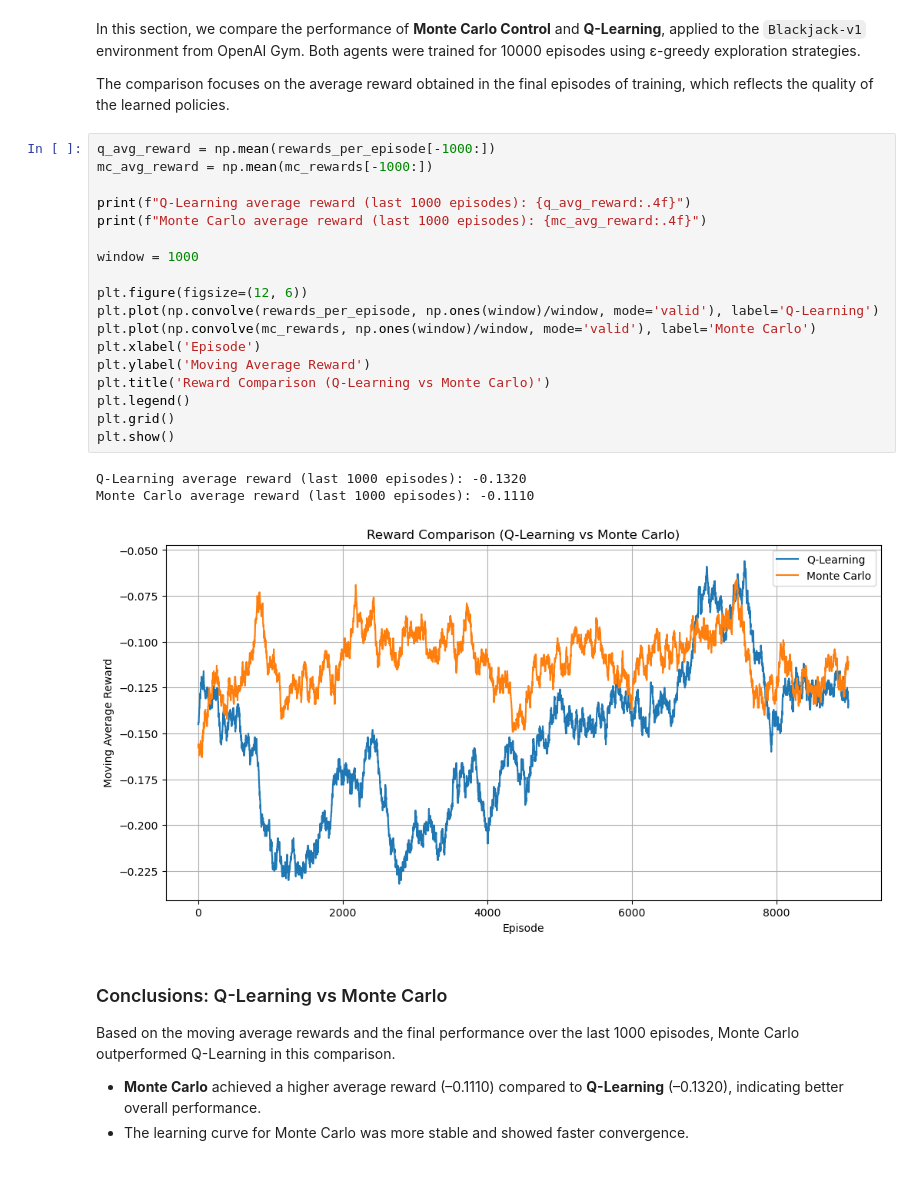
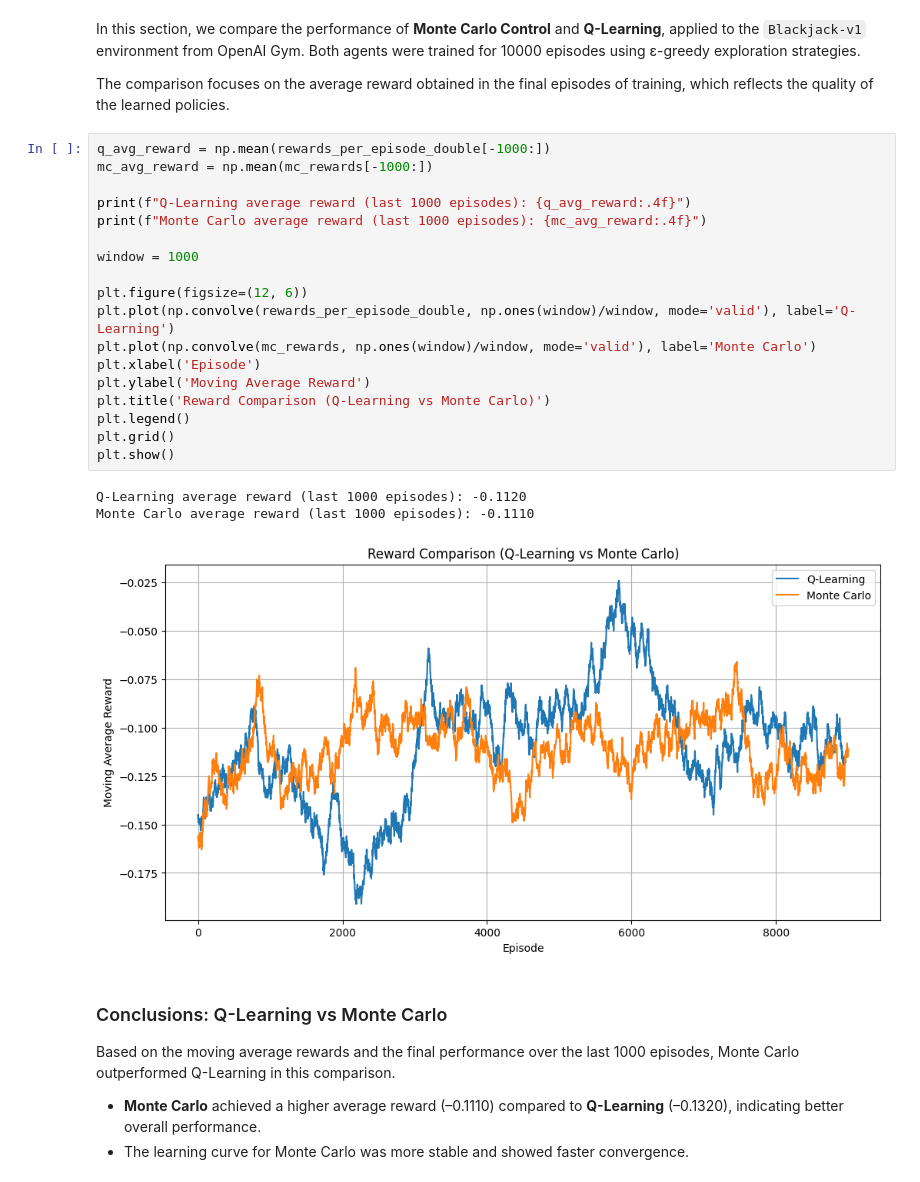
Before and after one commit to joanaramosrodrigues/ReinforcementLearning_Project, a Jupyter notebook: Blackjack.ipynb, the cells around one changed output. Saved outputs shown, nothing was run; the diff lists cells and outputs as text.

```diff
--- a/Blackjack.ipynb
+++ b/Blackjack.ipynb
@@ -654,27 +642,27 @@ In this section, we compare the performance of **Monte Carlo Control** and **Q-L
 
 The comparison focuses on the average reward obtained in the final episodes of training, which reflects the quality of the learned policies.
 # %%
-q_avg_reward = np.mean(rewards_per_episode[-1000:])
+q_avg_reward = np.mean(rewards_per_episode_double[-1000:])
 mc_avg_reward = np.mean(mc_rewards[-1000:])
 
 print(f"Q-Learning average reward (last 1000 episodes): {q_avg_reward:.4f}")
 print(f"Monte Carlo average reward (last 1000 episodes): {mc_avg_reward:.4f}")
 
 window = 1000
 
 plt.figure(figsize=(12, 6))
-plt.plot(np.convolve(rewards_per_episode, np.ones(window)/window, mode='valid'), label='Q-Learning')
+plt.plot(np.convolve(rewards_per_episode_double, np.ones(window)/window, mode='valid'), label='Q-Learning')
 plt.plot(np.convolve(mc_rewards, np.ones(window)/window, mode='valid'), label='Monte Carlo')
 plt.xlabel('Episode')
 plt.ylabel('Moving Average Reward')
 plt.title('Reward Comparison (Q-Learning vs Monte Carlo)')
 plt.legend()
 plt.grid()
 plt.show()
 # %% [output]
-Q-Learning average reward (last 1000 episodes): -0.1320
+Q-Learning average reward (last 1000 episodes): -0.1120
 Monte Carlo average reward (last 1000 episodes): -0.1110
-[figure, old version]
+[figure, new version]
 # %% [markdown]
 ### Conclusions: Q-Learning vs Monte Carlo
 
```
Also changed, not shown: parts of 14 cells of this notebook, 1 other file.
